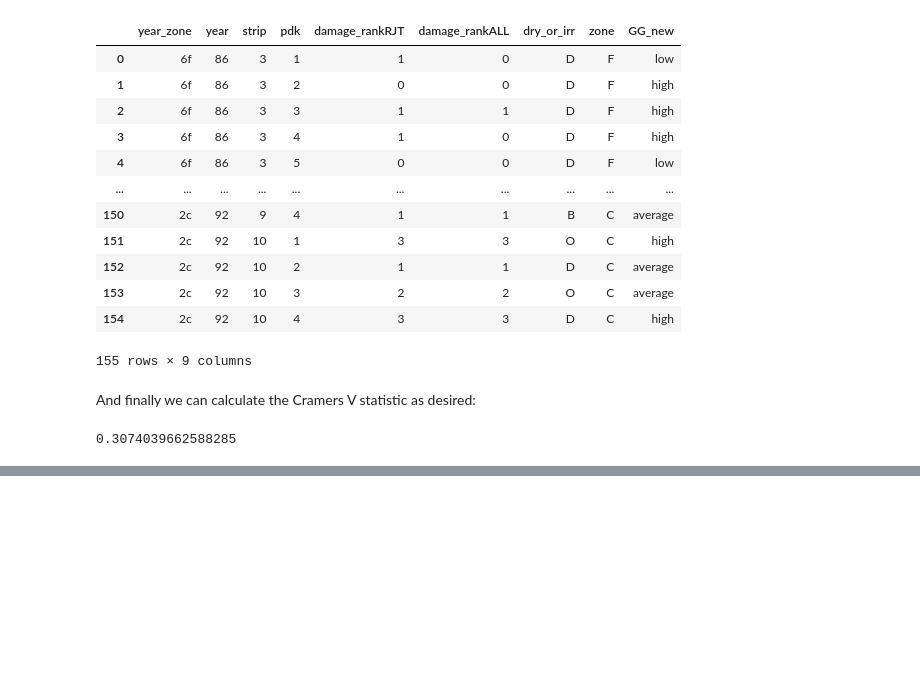
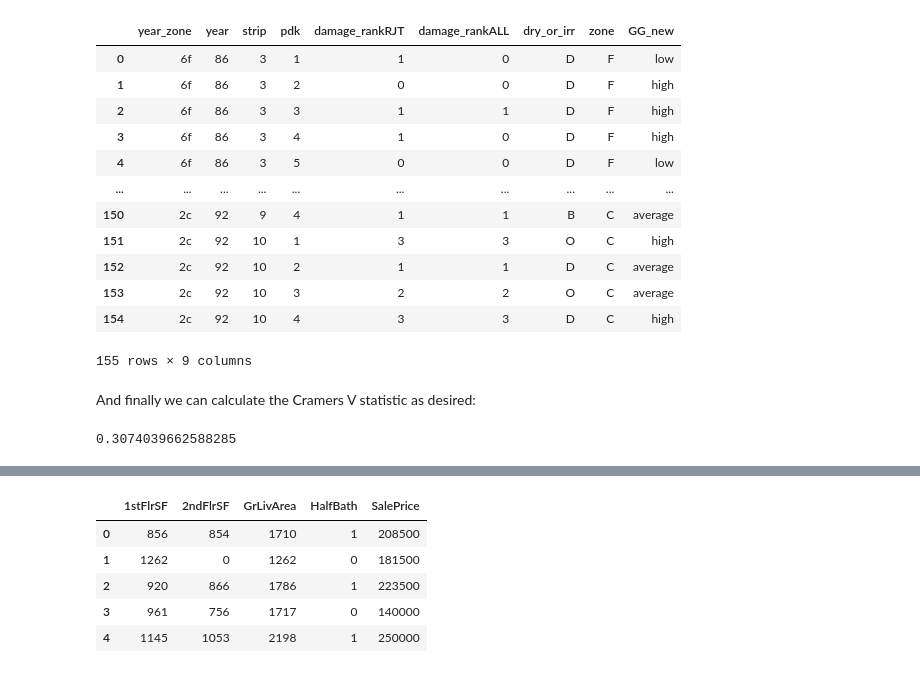
Before and after one commit to alan-turing-institute/ptype, a Jupyter notebook: notebooks/reclassify-column.ipynb, the cells around one changed output, grey strips where cells are left out. Drawn from its saved outputs; the diff is of its cells as text; code cells hidden in the pictures; blank space fills up the shorter version.

```diff
--- a/notebooks/reclassify-column.ipynb
+++ b/notebooks/reclassify-column.ipynb
@@ -174,0 +193,16 @@ cramers_corrected_stat(df2['zone'], df2['GG_new'])
+# %%
+features = ['1stFlrSF', '2ndFlrSF', 'GrLivArea', 'HalfBath']
+target = ['SalePrice']
+
+X = df[features]
+y = df[target]
+
+df = df[features+target]
+df.head()
+# %% [output]
+|  | 1stFlrSF | 2ndFlrSF | GrLivArea | HalfBath | SalePrice |
+| 0 | 856 | 854 | 1710 | 1 | 208500 |
+| 1 | 1262 | 0 | 1262 | 0 | 181500 |
+| 2 | 920 | 866 | 1786 | 1 | 223500 |
+| 3 | 961 | 756 | 1717 | 0 | 140000 |
+| 4 | 1145 | 1053 | 2198 | 1 | 250000 |
```
Also changed, not shown: parts of 13 cells of this notebook.
